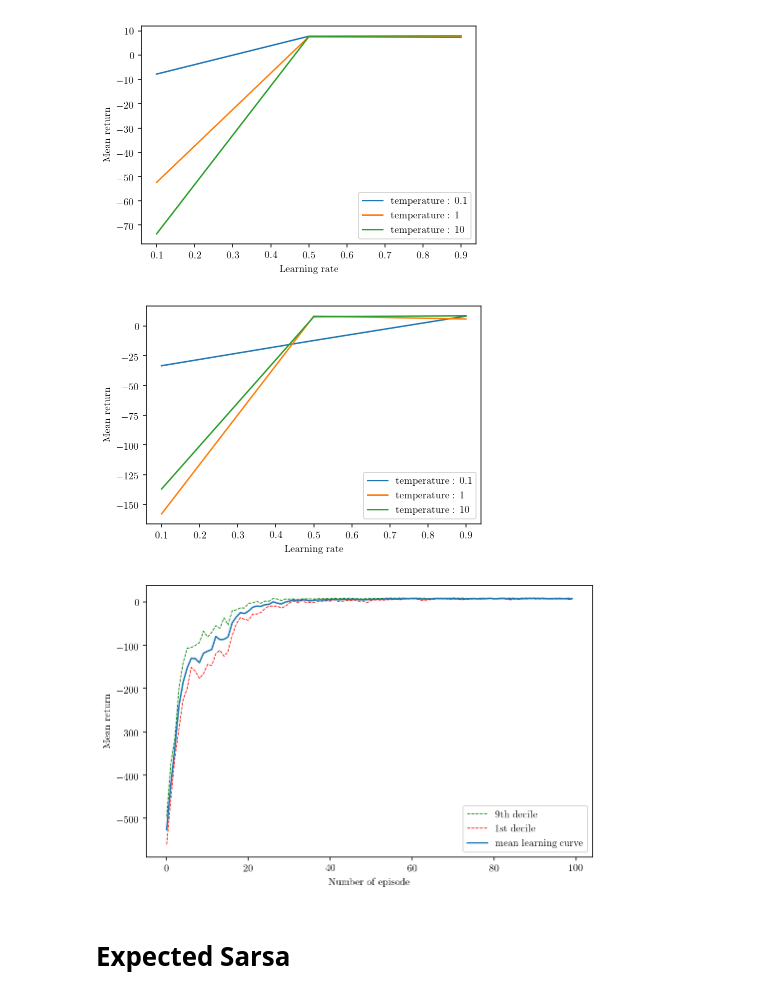
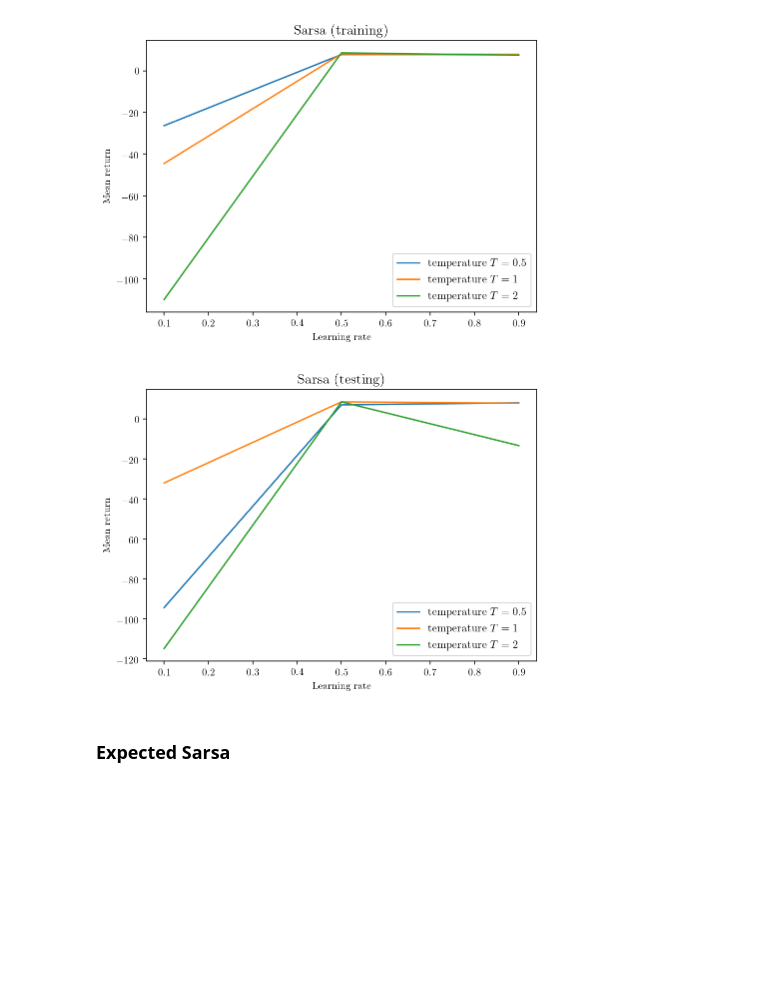
Before and after one commit to jdavid04/Reinforcement-Learning-Assignment-2, a Jupyter notebook: parallel-solution/Taxi.ipynb, the cells around one changed output. Cells and saved outputs as stored; diff of their text form; code cells hidden in the pictures; blank space fills up the shorter version.

```diff
--- a/parallel-solution/Taxi.ipynb
+++ b/parallel-solution/Taxi.ipynb
@@ -40,4 +40,4 @@ environment = gym.make('Taxi-v2')
 # %%
 alphas = [0.1, 0.5, .9]
-temperatures = [.1, 1, 10]
+temperatures = [.5, 1, 2]
 # %%
@@ -46,5 +46,5 @@ def get_returns(agent):
 # %%
-def try_parameters(agent_class, alphas, temperatures):
+def try_parameters(agent_class, alphas, temperatures, name, filename):
 
     tries = np.empty((len(alphas), len(temperatures), 2))
 
@@ -59,4 +59,19 @@ def try_parameters(agent_class, alphas, temperatures):
         agent = agent_class(environment, alpha=alpha, temperature=temperature)
         tries[i, j] = get_returns(agent)[:, -1, :].mean(axis=0)
 
-    return tries
+    for mode in ['training', 'testing']:
+        plt.figure(figsize=(7, 5))
+
+        ts = tries[:, :, 0] if mode == 'training' else tries[:, :, 1]
+
+        for t, temperature in zip(ts, temperatures):
+            plt.plot(alphas, t, label=r'temperature $T = {}$'.format(temperature))
+
+        plt.xlabel('Learning rate')
+        plt.ylabel('Mean return')
+
+        plt.title('{} ({})'.format(name, mode), fontsize=14)
+
+        plt.legend(fontsize=11)
+        plt.savefig('report/graphics/taxi/{}-mean-{}-return.pdf'.format(filename, mode), bbox_inches='tight')
+        plt.show()
@@ -100,8 +84,0 @@ tries = try_parameters(taxi.Sarsa, alphas=[0.1, 0.5, .9], temperatures=[.1, 1, 2
-# %%
-plot_tries(tries, alphas, temperatures, 'sarsa', mode='training')
-# %% [output]
-[figure, removed]
-# %%
-plot_tries(tries, alphas, temperatures, 'sarsa', mode='testing')
-# %% [output]
-[figure, removed]
@@ -110,9 +85,10 @@ returns = get_returns(agent)
-# %%
-plot_learning_curve(returns, 'sarsa')
-# %% [output]
-[figure, removed]
+# %%
+try_parameters(taxi.Sarsa, alphas, temperatures, 'Sarsa', 'sarsa')
+# %% [output]
+[figure, added]
+[figure, added]
 # %% [markdown]
-# Expected Sarsa
+### Expected Sarsa
 # %%
 agent = taxi.ExpectedSarsa(environment, gamma=1, alpha=.9, temperature=1, seed=0, verbose=True)
 agent.initialise()
```
Also changed, not shown: parts of 37 cells of this notebook, 1 other file.
